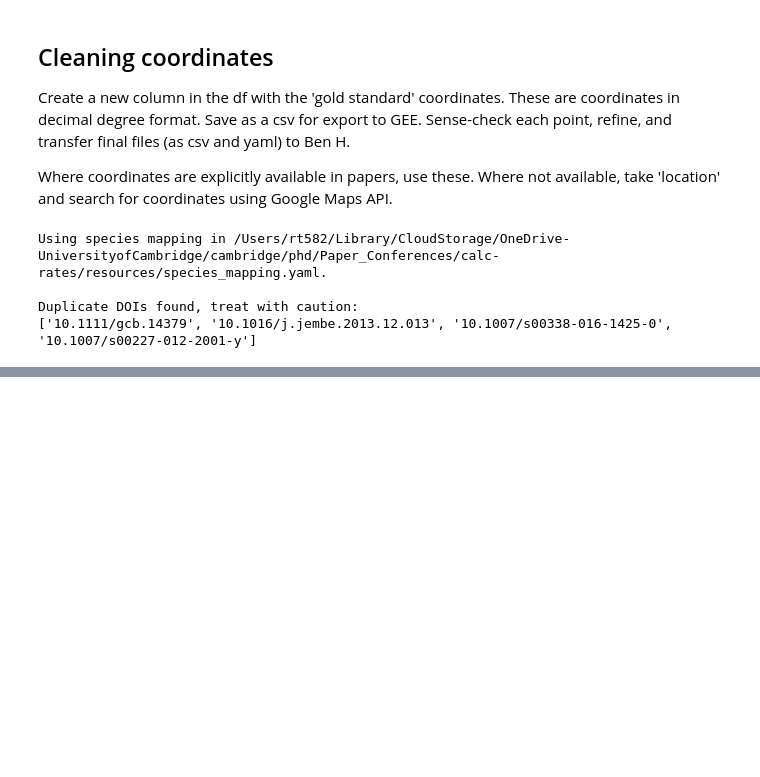
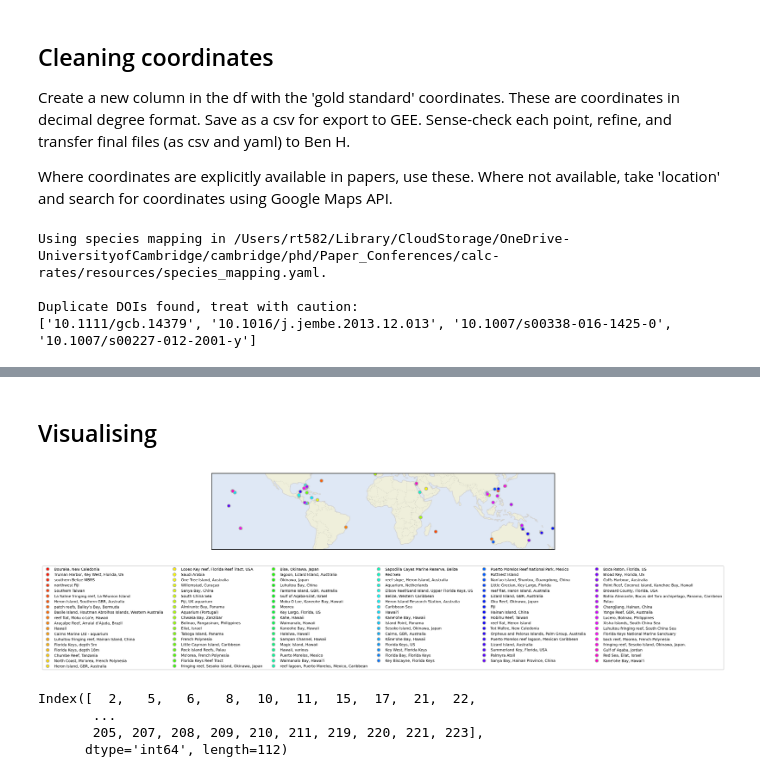
Before and after one commit to orlando-code/calc-rates, a Jupyter notebook: notebooks/locations.ipynb, the cells around one changed output, grey strips where cells are left out. Drawn from its saved outputs; the diff is of its cells as text; code cells hidden in the pictures; blank space fills up the shorter version.

```diff
--- a/notebooks/locations.ipynb
+++ b/notebooks/locations.ipynb
@@ -124,0 +178,36 @@ df['longitude'] = df['loc'].apply(lambda x: x[1] if isinstance(x, tuple) else No
+# %% [markdown]
+## Visualising
+# %%
+### plot spatial disribution of studies
+
+locs = utils.read_yaml(config.resources_dir / "locations.yaml")   # read locations.yaml
+locs_df = pd.DataFrame(locs).T
+locs_df = locs_df.dropna()  # drop nans
+
+# create figure
+fig, ax = plt.subplots(1, 1, figsize=(10, 20), subplot_kw={'projection': ccrs.PlateCarree()}, dpi=300)
+ax.set_extent([-180, 180, -40, 40], crs=ccrs.PlateCarree())
+
+# add features
+ax.add_feature(cfeature.LAND)
+ax.add_feature(cfeature.OCEAN, alpha=0.3)
+ax.add_feature(cfeature.COASTLINE, edgecolor='lightgray')
+ax.add_feature(cfeature.BORDERS, linestyle=':', edgecolor='gray', alpha=0.2)
+
+# add locations with colors
+colors = sns.color_palette("hsv", len(locs_df))
+locations_to_plot = locs_df.drop_duplicates('location')
+for i, (doi, row) in enumerate(locations_to_plot.iterrows()):
+    data = locs[doi]
+    ax.plot(data["longitude"], data["latitude"], 'o', markeredgecolor='darkgrey', markersize=5, color=colors[i], transform=ccrs.PlateCarree(), label=data["location"])
+
+ax.legend(loc='lower center', bbox_to_anchor=(0.5, -1.6), ncol=len(locs_df)//20, fontsize=6);   # add legend
+# %% [output]
+[figure, added]
+# %%
+tropical_areas_df.index
+# %% [output]
+Index([  2,   5,   6,   8,  10,  11,  15,  17,  21,  22,
+       ...
+       205, 207, 208, 209, 210, 211, 219, 220, 221, 223],
+      dtype='int64', length=112)
```
Also changed, not shown: parts of 22 cells of this notebook.
